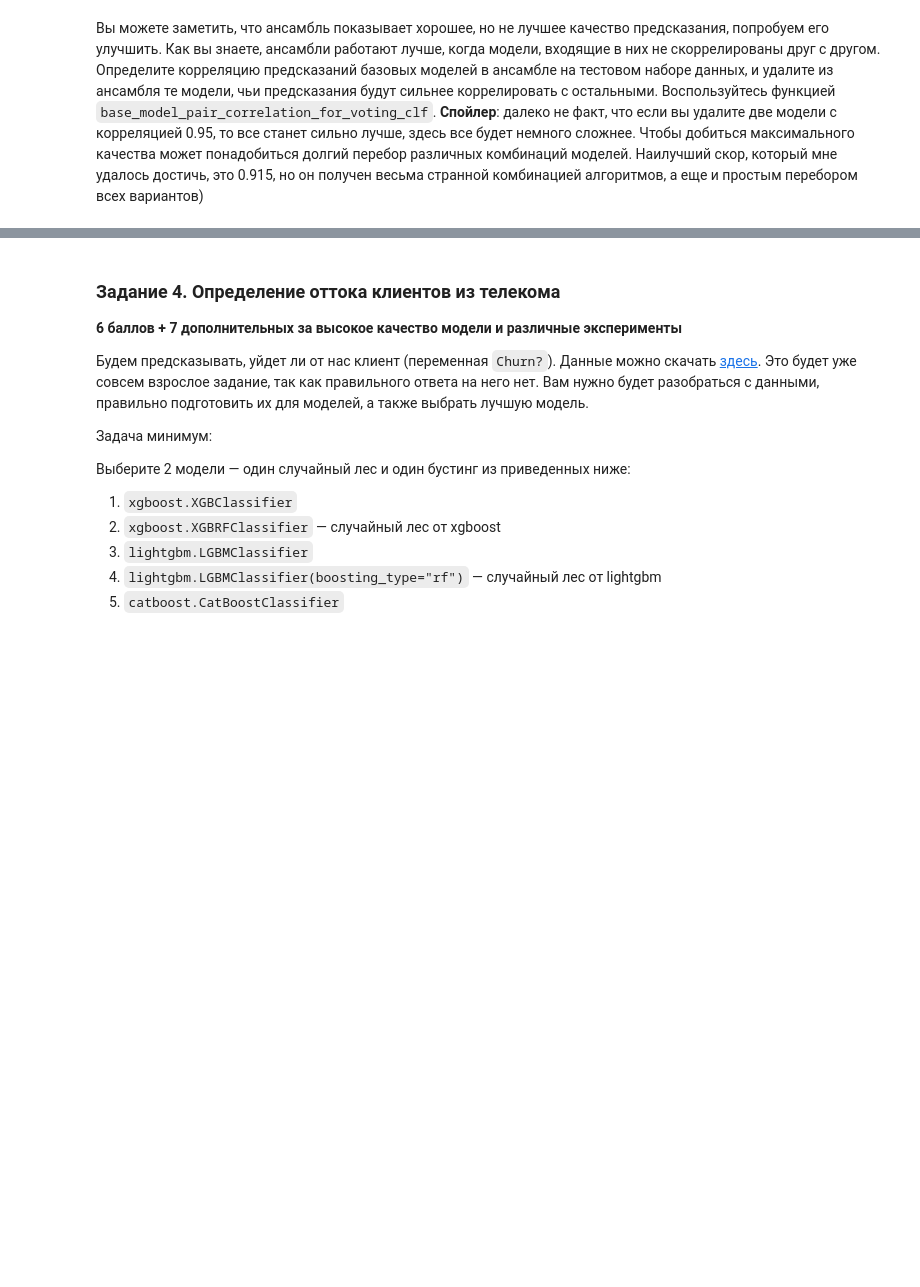
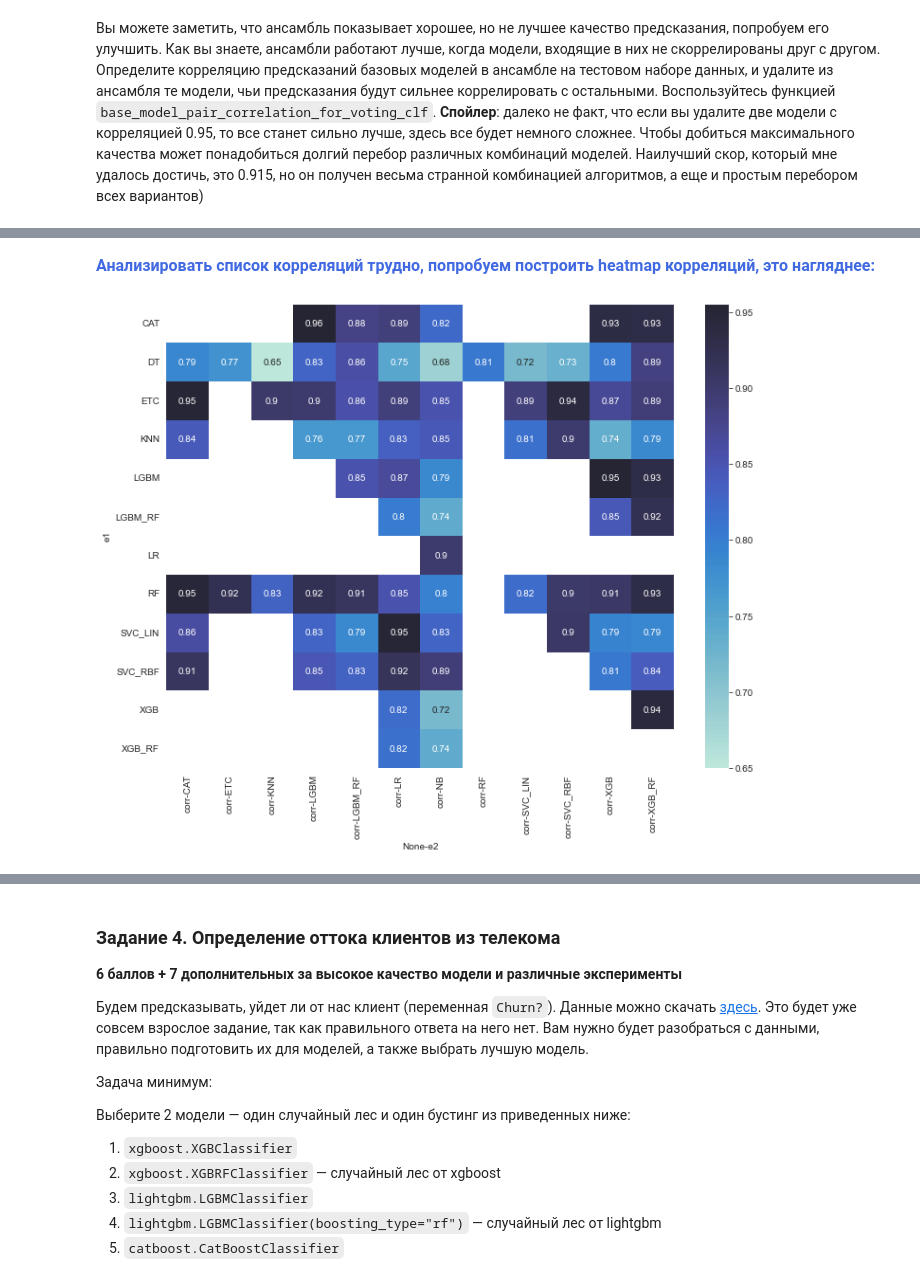
Before and after one commit to Tatiana-kik/BI_ML_2021, a Jupyter notebook: lesson_5_ensembles/HW5_Ensembles.ipynb, the cells around one changed output, grey strips where cells are left out. Drawn from its saved outputs; the diff is of its cells as text; code cells hidden in the pictures; blank space fills up the shorter version.

```diff
--- a/lesson_5_ensembles/Ensembles_2.ipynb
+++ b/lesson_5_ensembles/HW5_Ensembles.ipynb
@@ -486,9 +489,10 @@ etc = ExtraTreesClassifier(random_state=SEED)
 knn = KNeighborsClassifier(n_neighbors=5, weights="distance")
 svc_lin = SVC(kernel='linear', probability=True, random_state=SEED)
 svc_rbf = SVC(kernel='rbf', probability=True, random_state=SEED)
-cat = catboost.CatBoostClassifier(verbose=0, random_seed=SEED)
+cat = catboost.CatBoostClassifier(verbose=False, random_seed=SEED)
 lgbm = lightgbm.LGBMClassifier(random_state=SEED)
 lgbm_rf = lightgbm.LGBMClassifier(boosting_type="rf", bagging_freq=1, bagging_fraction=0.7, random_state=SEED)
+xgboost.set_config(verbosity=0)
 xgb = xgboost.XGBClassifier(random_state=SEED)
 xgb_rf = xgboost.XGBRFClassifier(random_state=SEED)
 lr = LogisticRegression(solver='liblinear', max_iter=10000)
@@ -520,23 +549,32 @@ NameError: name 'voting_hard' is not defined
 def base_model_pair_correlation_for_voting_clf(ensemble, X):
     corrs = []
     base_model_names = [f"{est.__class__.__name__}" for est in ensemble.estimators_]
-    for (i, est1), (j, est2) in combinations(enumerate(ensemble.estimators_), 2):
+    for (i, est1), (j, est2) in combinations(enumerate(ensemble.named_estimators_), 2):
         Xi_test = X
         Xj_test = X
 
-        if not isinstance(est1, SVC):
-            ypred_t1 = est1.predict_proba(Xi_test)[:, 1]
+        if not isinstance(ensemble.named_estimators_[est1], SVC):
+            ypred_t1 = ensemble.named_estimators_[est1].predict_proba(Xi_test)[:, 1]
         else:
-            ypred_t1 = est1.decision_function(Xi_test)
+            ypred_t1 = ensemble.named_estimators_[est1].decision_function(Xi_test)
 
 
-        if not isinstance(est2, SVC):
-            ypred_t2 = est2.predict_proba(Xi_test)[:, 1]
+        if not isinstance(ensemble.named_estimators_[est2], SVC):
+            ypred_t2 = ensemble.named_estimators_[est2].predict_proba(Xj_test)[:, 1]
         else:
-            ypred_t2 = est2.decision_function(Xi_test)
+            ypred_t2 = ensemble.named_estimators_[est2].decision_function(Xj_test)
         corrs.append((est1, est2, pearsonr(ypred_t1, ypred_t2)[0]))
 
 
     return corrs
 # %%
 ## ENTER YOUR CODE HERE (/¯◡ ‿ ◡)/¯☆*##
+# %%
+# voting_hard = VotingClassifier(voting="hard", estimators=base_models)
+voting_soft = VotingClassifier(voting="soft", estimators=base_models)
+
+voting_soft.fit(X_train, y_train)
+corrs = base_model_pair_correlation_for_voting_clf(voting_soft, X_test)
+
+for i in corrs :
+    print(i[0] + ' ' + i[1] + ' ' + str(i[2]))
@@ -542,0 +599,18 @@ def base_model_pair_correlation_for_voting_clf(ensemble, X):
+# %% [markdown]
+<font size=3 color='royalblue'><b>Анализировать список корреляций трудно, попробуем построить heatmap корреляций, это нагляднее:</b></font>
+# %%
+def plot_heatmap_corr(corrs):
+    data_for_df = {"e1": [], "e2": [], "corr": []}
+    for e1, e2, corr in corrs:
+        data_for_df["e1"].append(e1)
+        data_for_df["e2"].append(e2)
+        data_for_df["corr"].append(corr)
+
+    df = pd.DataFrame(data_for_df)
+    df_pt = pd.pivot_table(df, values=['corr'], index=['e1'], columns=['e2'])
+    # print(df_pt)
+    sns.heatmap(data=df_pt, annot=True, center=1)
+# %%
+plot_heatmap_corr(corrs)
+# %% [output]
+[figure, added]
```
Also changed, not shown: parts of 86 cells of this notebook, 1 other file.
